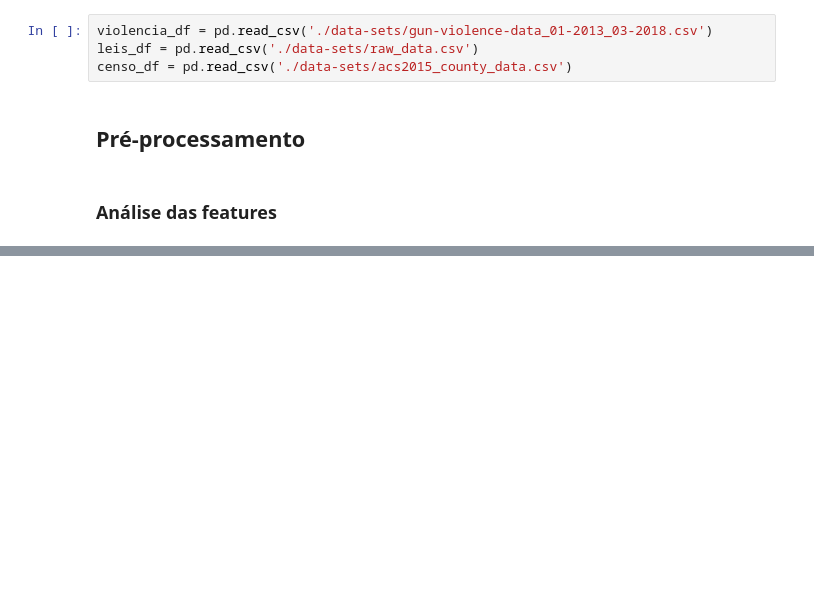
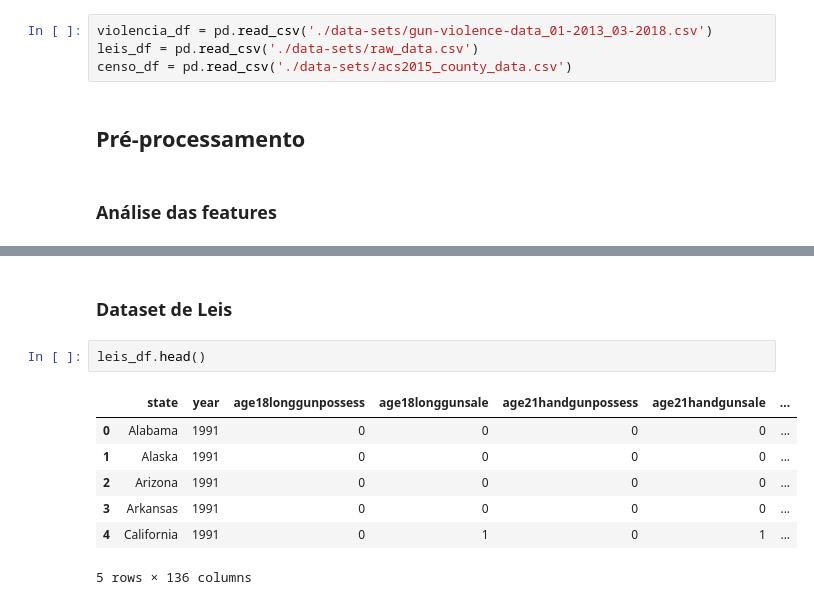
Before and after one commit to if1015-datascience-ufpe/2018-2-projeto-hadoop, a Jupyter notebook: proj.ipynb, the cells around one changed output, grey strips where cells are left out. Cells and saved outputs as stored; diff of their text form; blank space fills up the shorter version.

```diff
--- a/proj.ipynb
+++ b/proj.ipynb
@@ -22,0 +110,12 @@ censo_df = pd.read_csv('./data-sets/acs2015_county_data.csv')
+# %% [markdown]
+### Dataset de Leis
+# %%
+leis_df.head()
+# %% [output]
+|  | state | year | age18longgunpossess | age18longgunsale | age21handgunpossess | age21handgunsale | ... |
+| 0 | Alabama | 1991 | 0 | 0 | 0 | 0 | ... |
+| 1 | Alaska | 1991 | 0 | 0 | 0 | 0 | ... |
+| 2 | Arizona | 1991 | 0 | 0 | 0 | 0 | ... |
+| 3 | Arkansas | 1991 | 0 | 0 | 0 | 0 | ... |
+| 4 | California | 1991 | 0 | 1 | 0 | 1 | ... |
+5 rows × 136 columns
```
Also changed, not shown: parts of 24 cells of this notebook.
